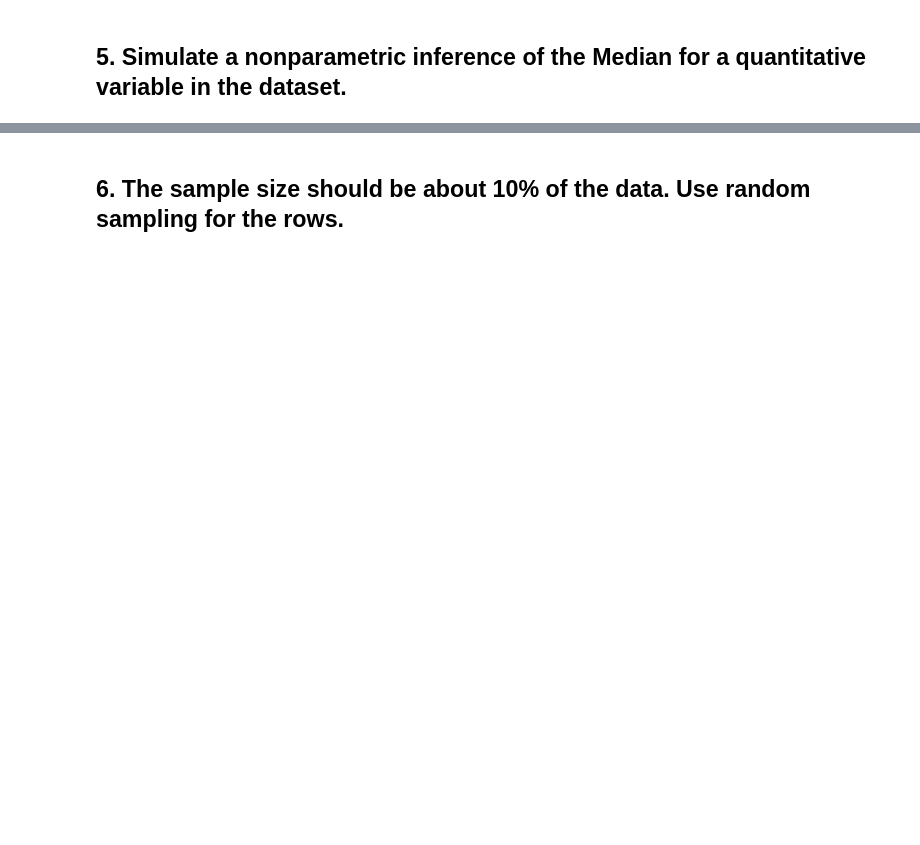
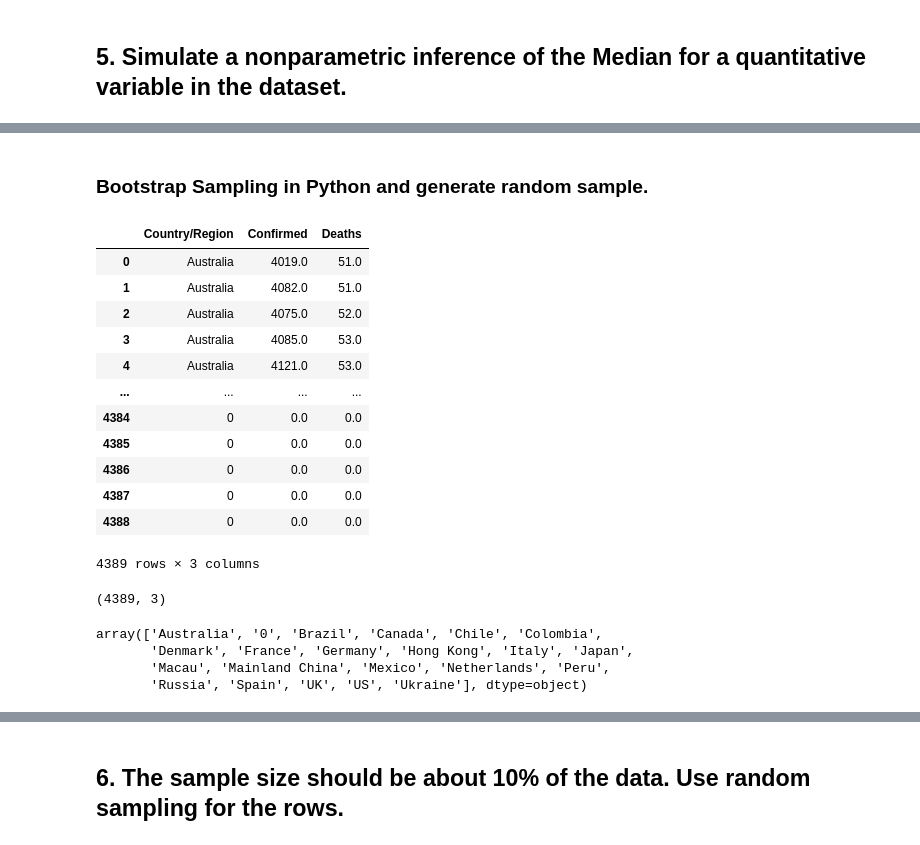
Before and after one commit to dmkim0001/Group2_Project1, a Jupyter notebook: project1_group2.ipynb, the cells around one changed output, grey strips where cells are left out. Drawn from its saved outputs; the diff is of its cells as text; code cells hidden in the pictures; blank space fills up the shorter version.

```diff
--- a/project1_group2.ipynb
+++ b/project1_group2.ipynb
@@ -248,0 +303,23 @@ NameError: ignored
+# %% [markdown]
+### Bootstrap Sampling in Python and generate random sample.
+# %%
+arr=pd.read_csv('/content/forecasts_custom_prophet.csv',header=0, usecols = ["Country/Region","Confirmed","Deaths"])
+arr
+# %% [output]
+|  | Country/Region | Confirmed | Deaths |
+| 0 | Australia | 4019.0 | 51.0 |
+| 1 | Australia | 4082.0 | 51.0 |
+| 2 | Australia | 4075.0 | 52.0 |
+| 3 | Australia | 4085.0 | 53.0 |
+| 4 | Australia | 4121.0 | 53.0 |
+| ... | ... | ... | ... |
+| 4384 | 0 | 0.0 | 0.0 |
+| 4385 | 0 | 0.0 | 0.0 |
+| 4386 | 0 | 0.0 | 0.0 |
+| 4387 | 0 | 0.0 | 0.0 |
+| 4388 | 0 | 0.0 | 0.0 |
+4389 rows × 3 columns
+# %%
+arr.shape
+# %% [output]
+(4389, 3)
@@ -248,0 +328,7 @@ NameError: ignored
+# %%
+arr.Country.unique()
+# %% [output]
+array(['Australia', '0', 'Brazil', 'Canada', 'Chile', 'Colombia',
+       'Denmark', 'France', 'Germany', 'Hong Kong', 'Italy', 'Japan',
+       'Macau', 'Mainland China', 'Mexico', 'Netherlands', 'Peru',
+       'Russia', 'Spain', 'UK', 'US', 'Ukraine'], dtype=object)
```
Also changed, not shown: parts of 28 cells of this notebook.
